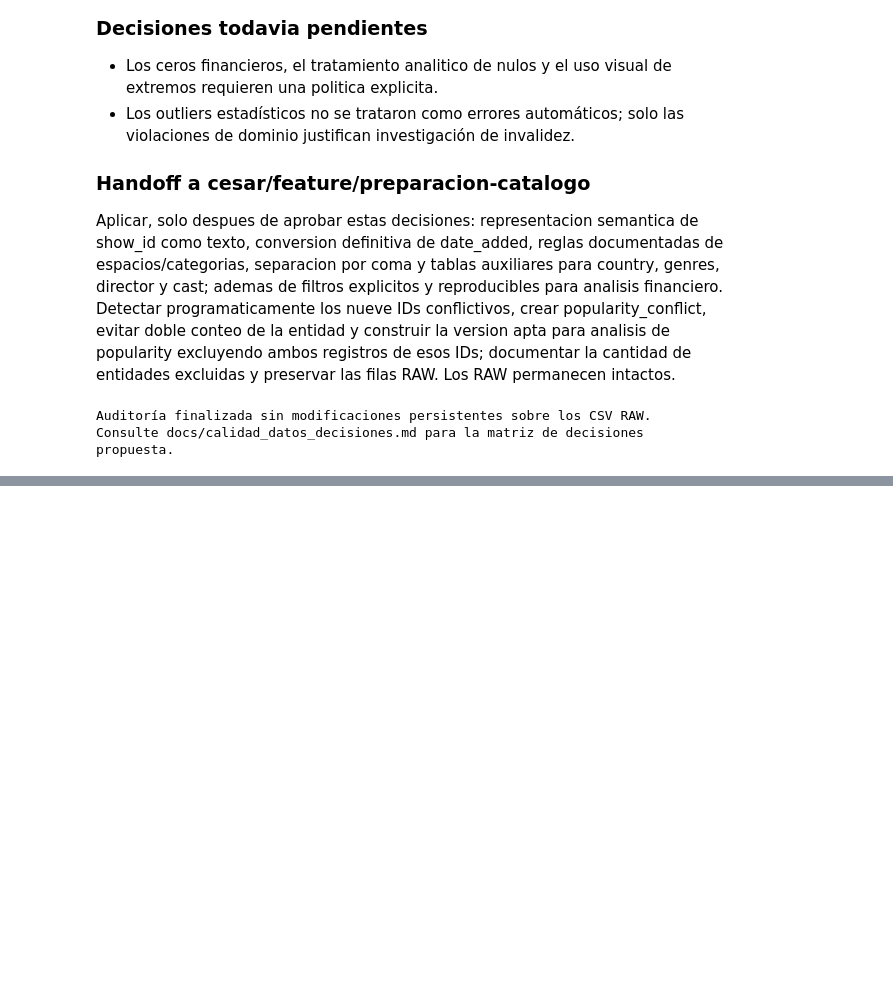
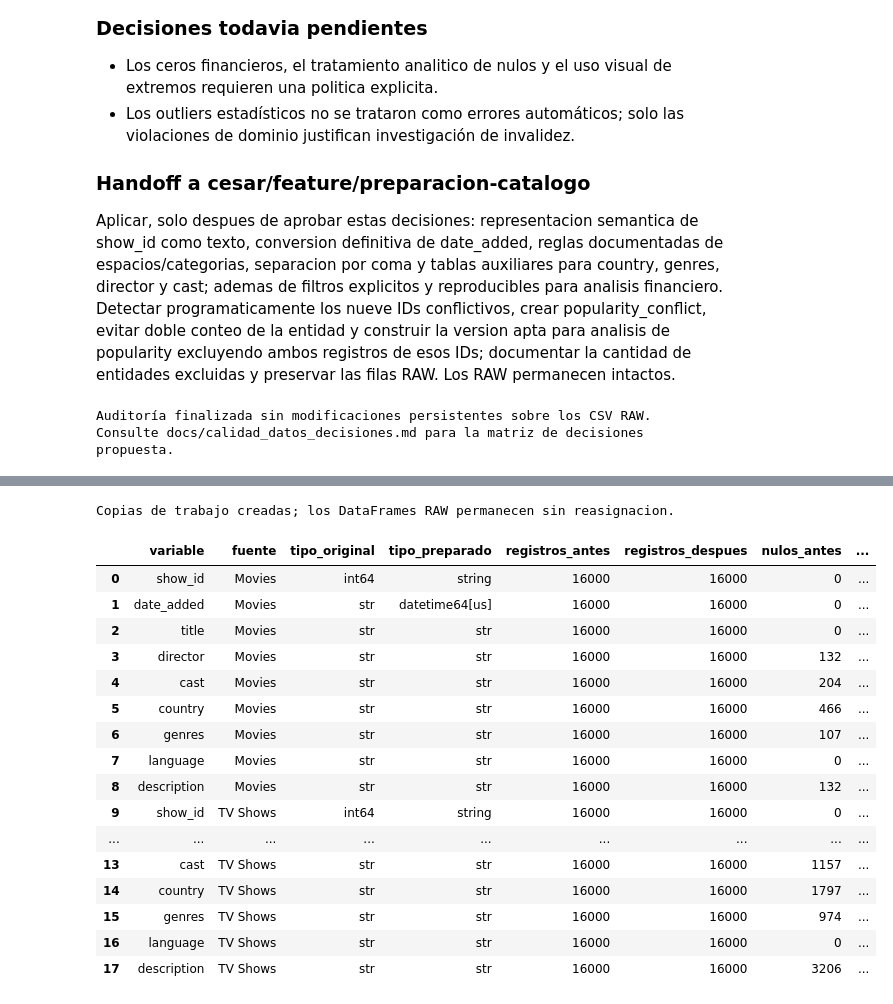
Before and after one commit to Cesitar16/streamview-analytics-visualizacion-datos, a Jupyter notebook: notebooks/02_limpieza_preparacion.ipynb, the cells around one changed output, grey strips where cells are left out. Cells and saved outputs as stored; diff of their text form; code cells hidden in the pictures; blank space fills up the shorter version.

Commit message:
feat: complete catalog preparation and characterization

```diff
--- a/notebooks/02_limpieza_preparacion.ipynb
+++ b/notebooks/02_limpieza_preparacion.ipynb
@@ -424,0 +429,56 @@ Consulte docs/calidad_datos_decisiones.md para la matriz de decisiones propuesta
+# %%
+movies_raw = movies_df
+tv_shows_raw = tv_shows_df
+movies_prepared = movies_raw.copy(deep=True)
+tv_prepared = tv_shows_raw.copy(deep=True)
+prepared_datasets = {'Movies': (movies_raw, movies_prepared), 'TV Shows': (tv_shows_raw, tv_prepared)}
+print('Copias de trabajo creadas; los DataFrames RAW permanecen sin reasignacion.')
+# %% [output]
+Copias de trabajo creadas; los DataFrames RAW permanecen sin reasignacion.
+# %%
+TEXT_COLUMNS = ['title', 'director', 'cast', 'country', 'genres', 'language', 'description']
+validation_rows = []
+
+def append_validation(source_name: str, variable: str, original: pd.Series, prepared: pd.Series, before_rows: int, after_rows: int, result: str) -> None:
+    validation_rows.append({'variable': variable, 'fuente': source_name, 'tipo_original': str(original.dtype), 'tipo_preparado': str(prepared.dtype), 'registros_antes': before_rows, 'registros_despues': after_rows, 'nulos_antes': int(original.isna().sum()), 'nulos_despues': int(prepared.isna().sum()), 'resultado_validacion': result})
+
+for source_name, (raw, prepared) in prepared_datasets.items():
+    rows_before, columns_before = raw.shape
+    prepared['show_id'] = prepared['show_id'].astype('string')
+    show_id_ok = len(prepared) == rows_before and prepared.shape[1] == columns_before and prepared['show_id'].isna().sum() == raw['show_id'].isna().sum() and prepared['show_id'].nunique(dropna=True) == raw['show_id'].nunique(dropna=True)
+    append_validation(source_name, 'show_id', raw['show_id'], prepared['show_id'], rows_before, len(prepared), 'OK: string, filas, nulos y unicidad preservados' if show_id_ok else 'REVISAR: validacion de show_id fallida')
+
+    prepared['date_added'] = pd.to_datetime(prepared['date_added'], errors='coerce')
+    nat_after = int(prepared['date_added'].isna().sum())
+    date_ok = len(prepared) == rows_before and nat_after == int(raw['date_added'].isna().sum())
+    date_min = prepared['date_added'].min().date()
+    date_max = prepared['date_added'].max().date()
+    append_validation(source_name, 'date_added', raw['date_added'], prepared['date_added'], rows_before, len(prepared), f'OK: datetime, NaT tras conversion={nat_after}, rango={date_min} a {date_max}' if date_ok else f'REVISAR: NaT tras conversion={nat_after}')
+
+    for column in TEXT_COLUMNS:
+        original = raw[column]
+        prepared[column] = original.map(lambda value: value.strip() if isinstance(value, str) else value)
+        changed = int((original.notna() & original.ne(prepared[column])).sum())
+        nulls_preserved = original.isna().equals(prepared[column].isna())
+        append_validation(source_name, column, original, prepared[column], rows_before, len(prepared), f'OK: strip seguro; valores modificados={changed}; nulos preservados={nulls_preserved}')
+
+preparation_validation = pd.DataFrame(validation_rows)
+display(preparation_validation)
+# %% [output]
+|  | variable | fuente | tipo_original | tipo_preparado | registros_antes | registros_despues | nulos_antes | ... |
+| 0 | show_id | Movies | int64 | string | 16000 | 16000 | 0 | ... |
+| 1 | date_added | Movies | str | datetime64[us] | 16000 | 16000 | 0 | ... |
+| 2 | title | Movies | str | str | 16000 | 16000 | 0 | ... |
+| 3 | director | Movies | str | str | 16000 | 16000 | 132 | ... |
+| 4 | cast | Movies | str | str | 16000 | 16000 | 204 | ... |
+| 5 | country | Movies | str | str | 16000 | 16000 | 466 | ... |
+| 6 | genres | Movies | str | str | 16000 | 16000 | 107 | ... |
+| 7 | language | Movies | str | str | 16000 | 16000 | 0 | ... |
+| 8 | description | Movies | str | str | 16000 | 16000 | 132 | ... |
+| 9 | show_id | TV Shows | int64 | string | 16000 | 16000 | 0 | ... |
+| ... | ... | ... | ... | ... | ... | ... | ... | ... |
+| 13 | cast | TV Shows | str | str | 16000 | 16000 | 1157 | ... |
+| 14 | country | TV Shows | str | str | 16000 | 16000 | 1797 | ... |
+| 15 | genres | TV Shows | str | str | 16000 | 16000 | 974 | ... |
+| 16 | language | TV Shows | str | str | 16000 | 16000 | 0 | ... |
+| 17 | description | TV Shows | str | str | 16000 | 16000 | 3206 | ... |
```
Also changed, not shown: parts of 16 cells of this notebook, 8 other files.
